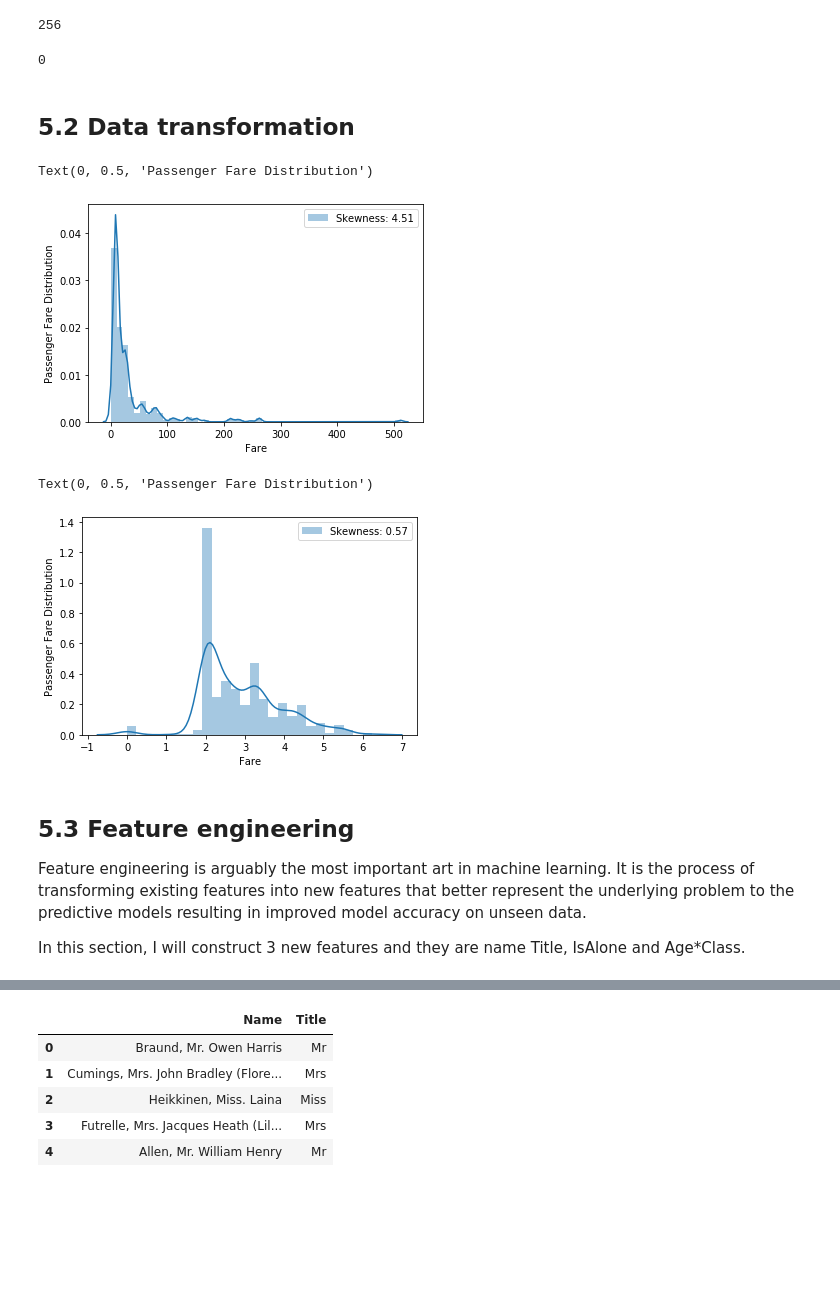
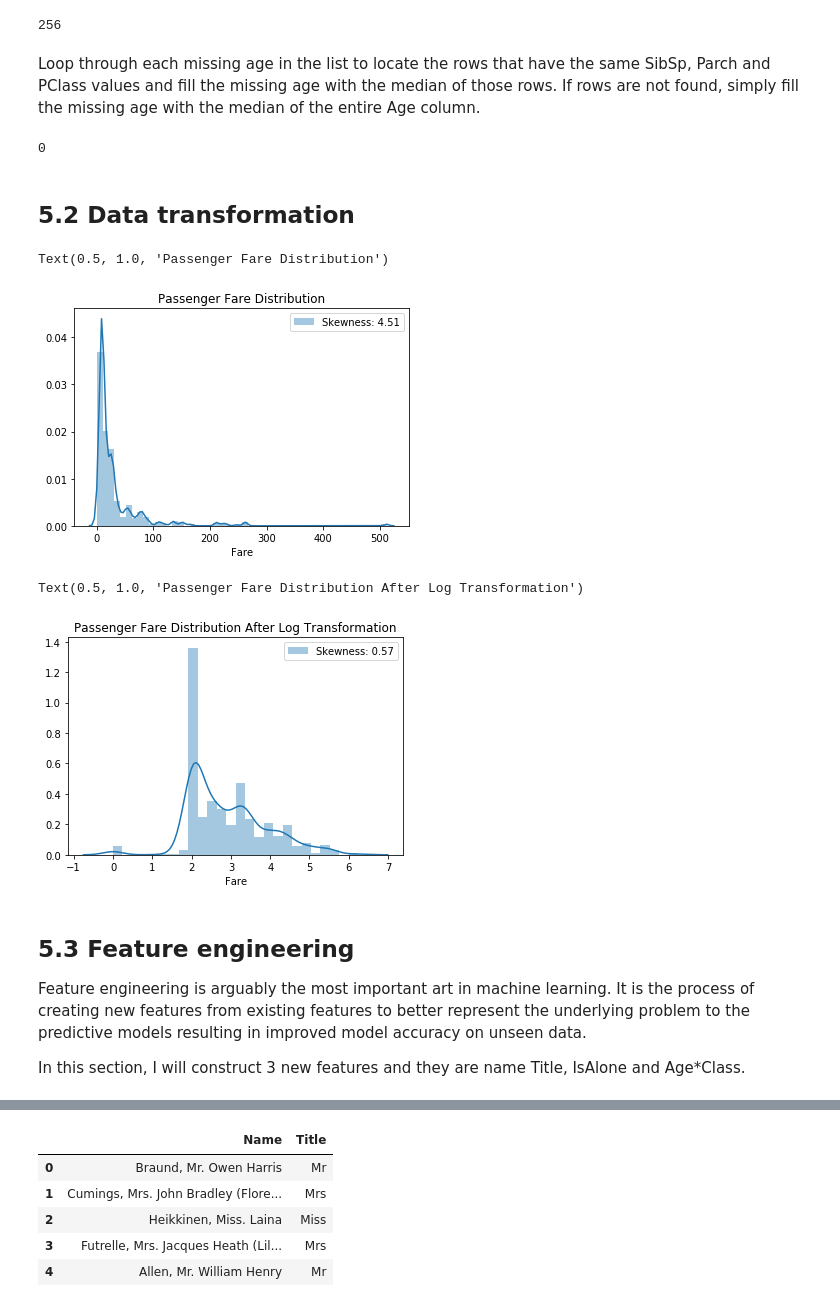
Before and after one commit to chongjason914/kaggle-titanic, a Jupyter notebook: Titanic Tutorial.ipynb, the cells around one changed output, grey strips where cells are left out. Cells and saved outputs as stored; diff of their text form; code cells hidden in the pictures; blank space fills up the shorter version.

```diff
--- a/Titanic Tutorial.ipynb
+++ b/Titanic Tutorial.ipynb
@@ -372,20 +387,20 @@ def detect_outliers(df, n, features):
     This function will loop through a list of features and detect outliers in each one of those features. In each
     loop, a data point is deemed an outlier if it is less than the first quartile minus the outlier step or exceeds
     third quartile plus the outlier step. The outlier step is defined as 1.5 times the interquartile range. Once the
-    outliers have been determined for one feature, their index will be stored in a list before proceeding to the next
+    outliers have been determined for one feature, their indices will be stored in a list before proceeding to the next
     feature and the process repeats until the very last feature is completed. Finally, using the list with outlier
     indices, we will count the frequencies of the index numbers and return them if their frequency exceeds n times.
     """
-    outlier_indices = [] # create empty list
-    for col in features: # loop through the features
+    outlier_indices = []
+    for col in features:
         Q1 = np.percentile(df[col], 25)
         Q3 = np.percentile(df[col], 75)
         IQR = Q3 - Q1
-        outlier_step = 1.5 * IQR # compute outlier step
+        outlier_step = 1.5 * IQR
         outlier_list_col = df[(df[col] < Q1 - outlier_step) | (df[col] > Q3 + outlier_step)].index
         outlier_indices.extend(outlier_list_col) # store outlier indices
     outlier_indices = Counter(outlier_indices) # count frequencies
-    multiple_outliers = list(key for key, value in outlier_indices.items() if value > n) # store indices with frequencies greater than n
+    multiple_outliers = list(key for key, value in outlier_indices.items() if value > n)
     return multiple_outliers
 
 outliers_to_drop = detect_outliers(train, 2, ['Age', 'SibSp', 'Parch', 'Fare'])
@@ -655,7 +684,11 @@ age_nan_indices = list(combine[combine['Age'].isnull()].index)
 len(age_nan_indices)
 # %% [output]
 256
+# %% [markdown]
+Loop through each missing age in the list to locate the rows that have the same SibSp, Parch and PClass values and fill the missing age with the median of those rows. If rows are not found, simply fill the missing age with the median of the entire Age column.
 # %%
+# Loop through list and impute missing ages
+
 for index in age_nan_indices:
     median_age = combine['Age'].median()
     predict_age = combine['Age'][(combine['SibSp'] == combine.iloc[index]['SibSp'])
@@ -665,34 +698,40 @@ for index in age_nan_indices:
         combine['Age'].iloc[index] = median_age
     else :
         combine['Age'].iloc[index] = predict_age
-
-combine['Age'].isnull().sum()
-# %% [output]
-0
+# %%
+# Make sure there is no more missing ages
+
+combine['Age'].isnull().sum()
+# %% [output]
+0
 # %% [markdown]
 ## 5.2 Data transformation
 # %%
+# Passenger fare distribution
+
 sns.distplot(combine['Fare'], label = 'Skewness: %.2f'%(combine['Fare'].skew()))
 plt.legend(loc = 'best')
-plt.ylabel('Passenger Fare Distribution')
+plt.title('Passenger Fare Distribution')
 # %% [output]
-Text(0, 0.5, 'Passenger Fare Distribution')
+Text(0.5, 1.0, 'Passenger Fare Distribution')
-[figure, old version]
+[figure, new version]
 # %%
 # Apply log transformation to Fare column to reduce skewness
 
 combine['Fare'] = combine['Fare'].map(lambda x: np.log(x) if x > 0 else 0)
 # %%
+# Passenger fare distribution after log transformation
+
 sns.distplot(combine['Fare'], label = 'Skewness: %.2f'%(combine['Fare'].skew()))
 plt.legend(loc = 'best')
-plt.ylabel('Passenger Fare Distribution')
+plt.title('Passenger Fare Distribution After Log Transformation')
 # %% [output]
-Text(0, 0.5, 'Passenger Fare Distribution')
+Text(0.5, 1.0, 'Passenger Fare Distribution After Log Transformation')
-[figure, old version]
+[figure, new version]
 # %% [markdown]
 ## 5.3 Feature engineering
 
-Feature engineering is arguably the most important art in machine learning. It is the process of transforming existing features into new features that better represent the underlying problem to the predictive models resulting in improved model accuracy on unseen data.
+Feature engineering is arguably the most important art in machine learning. It is the process of creating new features from existing features to better represent the underlying problem to the predictive models resulting in improved model accuracy on unseen data.
 
 In this section, I will construct 3 new features and they are name Title, IsAlone and Age*Class.
 # %%
```
Also changed, not shown: parts of 77 cells of this notebook.
